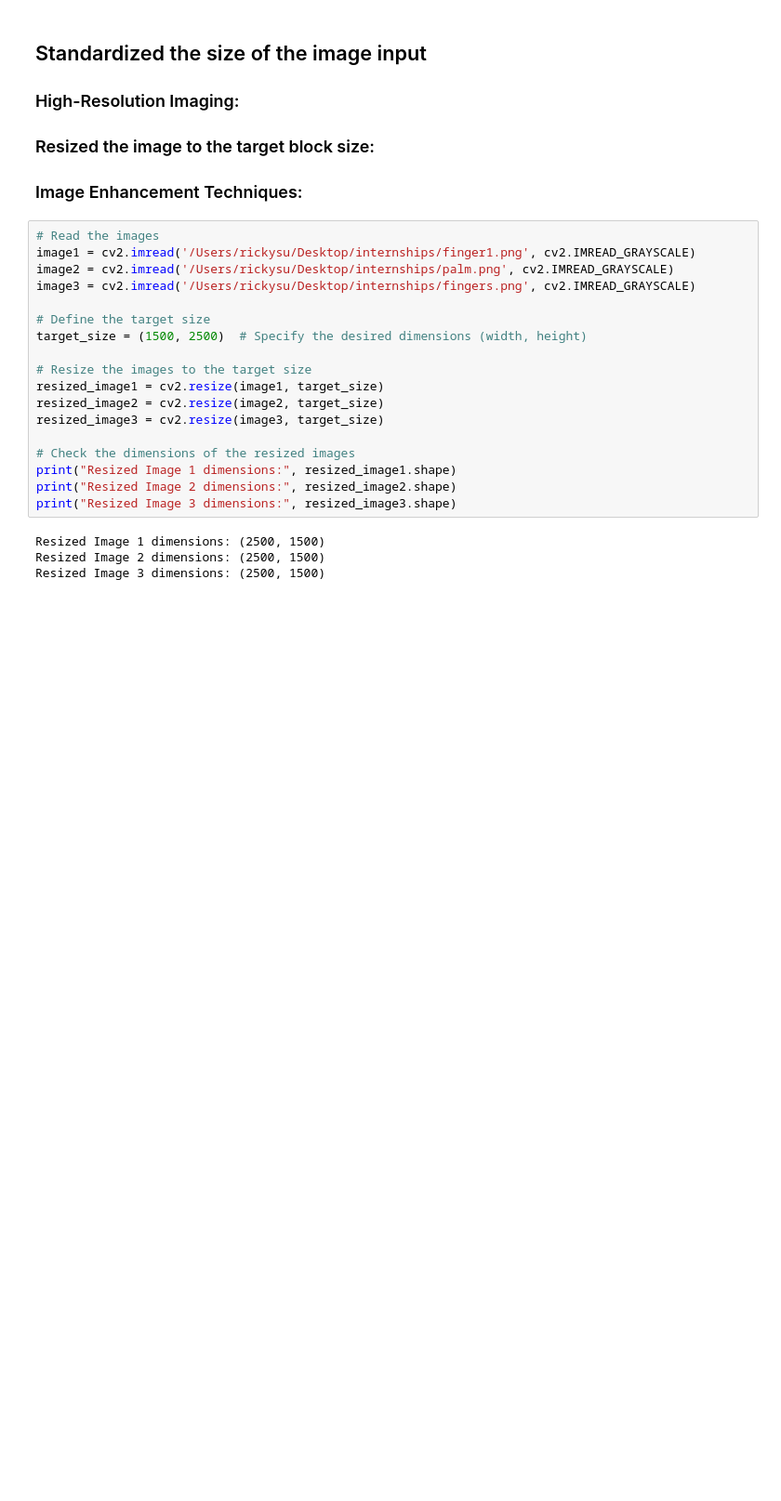
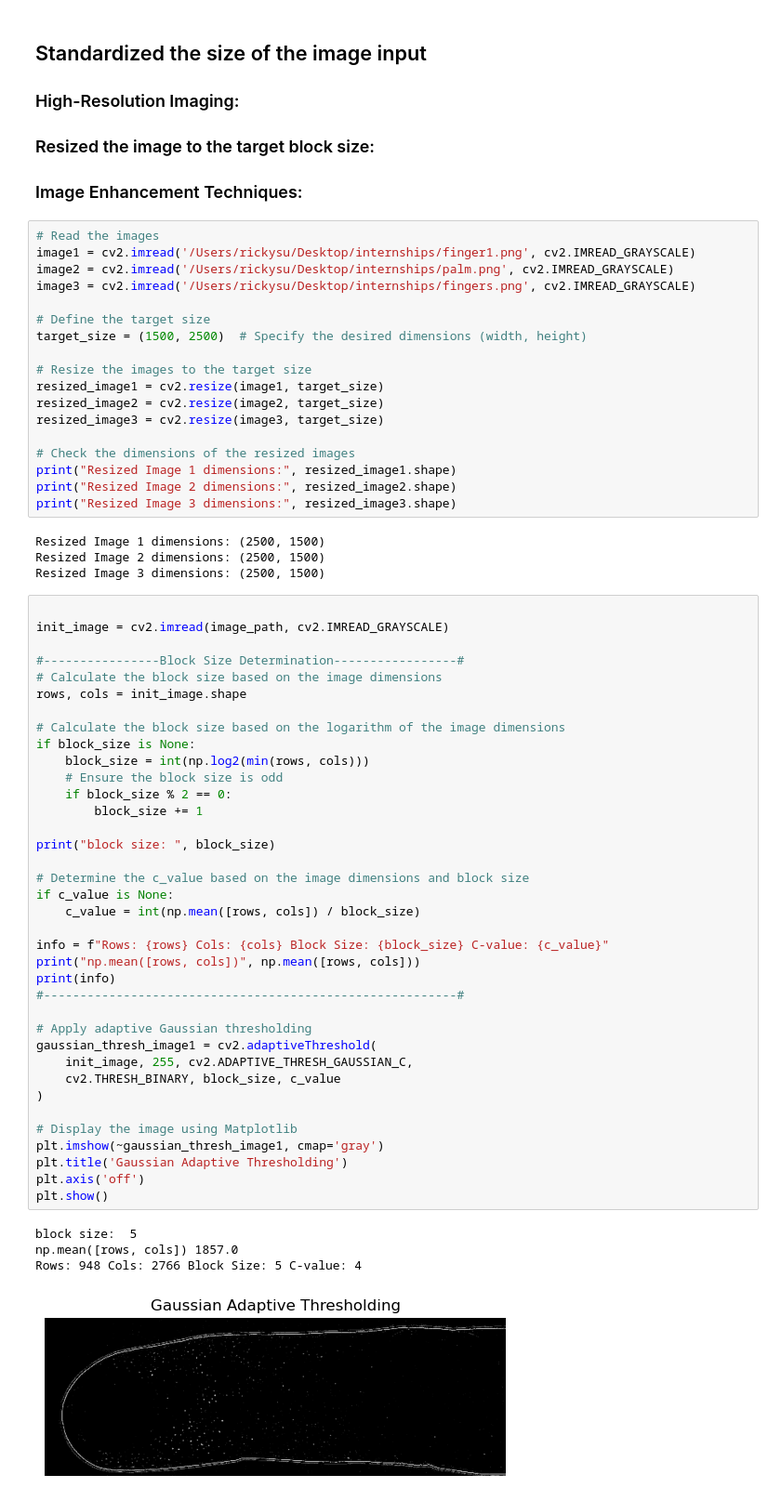
Before and after one commit to UArizonaCB2/sweat-pore-activation, a Jupyter notebook: SweatPoresDetection.ipynb, the cells around one changed output. Shown at 93% size. Drawn from its saved outputs; the diff is of its cells as text; blank space fills up the shorter version.

```diff
--- a/SweatPoresDetection.ipynb
+++ b/SweatPoresDetection.ipynb
@@ -312,3 +312,45 @@ print("Resized Image 3 dimensions:", resized_image3.shape)
 Resized Image 1 dimensions: (2500, 1500)
 Resized Image 2 dimensions: (2500, 1500)
 Resized Image 3 dimensions: (2500, 1500)
+# %%
+
+init_image = cv2.imread(image_path, cv2.IMREAD_GRAYSCALE)
+
+#----------------Block Size Determination-----------------#
+# Calculate the block size based on the image dimensions
+rows, cols = init_image.shape
+
+# Calculate the block size based on the logarithm of the image dimensions
+if block_size is None:
+    block_size = int(np.log2(min(rows, cols)))
+    # Ensure the block size is odd
+    if block_size % 2 == 0:
+        block_size += 1
+
+print("block size: ", block_size)
+
+# Determine the c_value based on the image dimensions and block size
+if c_value is None:
+    c_value = int(np.mean([rows, cols]) / block_size)
+
+info = f"Rows: {rows} Cols: {cols} Block Size: {block_size} C-value: {c_value}"
+print("np.mean([rows, cols])", np.mean([rows, cols]))
+print(info)
+#---------------------------------------------------------#
+
+# Apply adaptive Gaussian thresholding
+gaussian_thresh_image1 = cv2.adaptiveThreshold(
+    init_image, 255, cv2.ADAPTIVE_THRESH_GAUSSIAN_C,
+    cv2.THRESH_BINARY, block_size, c_value
+)
+
+# Display the image using Matplotlib
+plt.imshow(~gaussian_thresh_image1, cmap='gray')
+plt.title('Gaussian Adaptive Thresholding')
+plt.axis('off')
+plt.show()
+# %% [output]
+block size:  5
+np.mean([rows, cols]) 1857.0
+Rows: 948 Cols: 2766 Block Size: 5 C-value: 4
+[figure, added]
```
Also changed, not shown: parts of 2 cells of this notebook.
